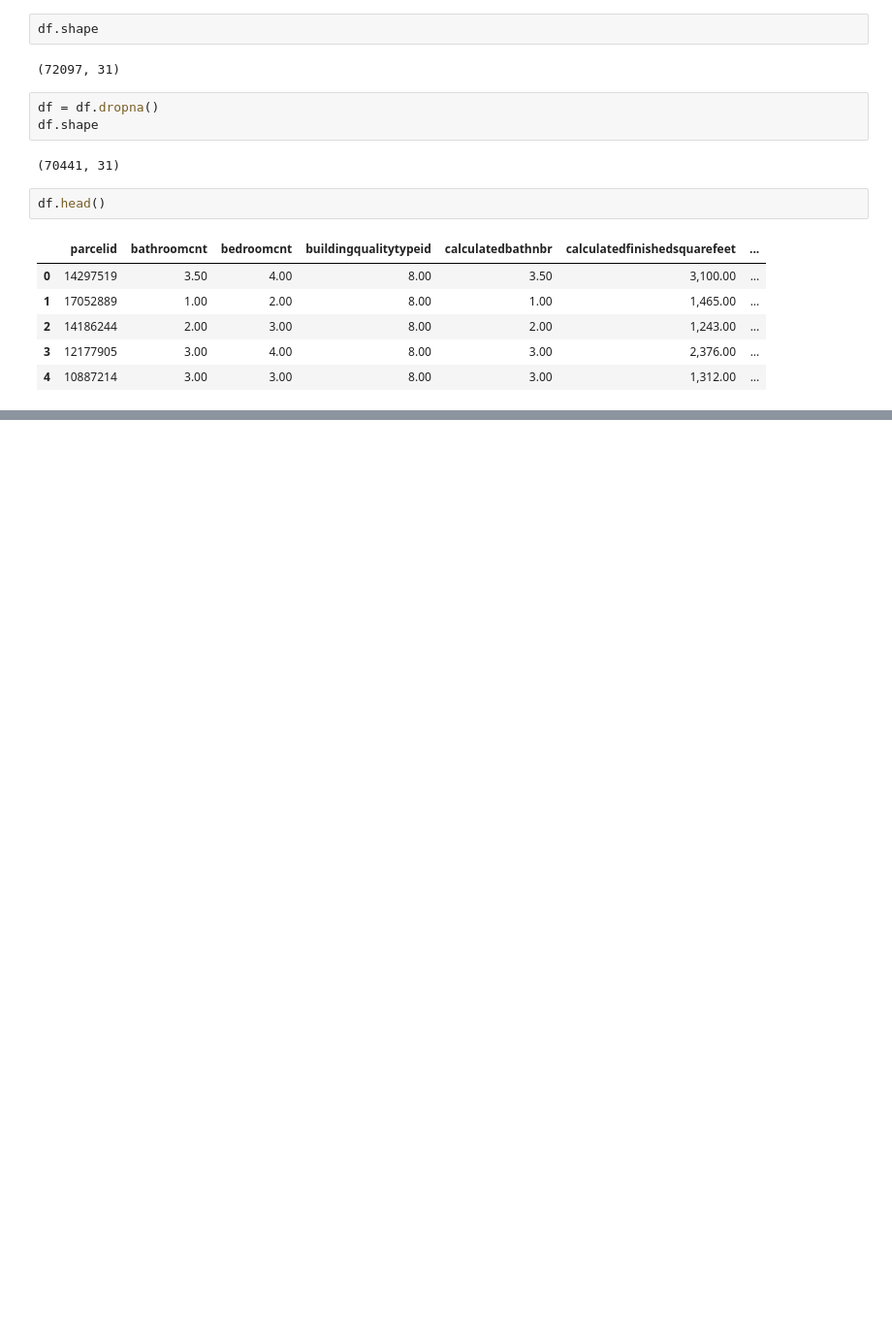
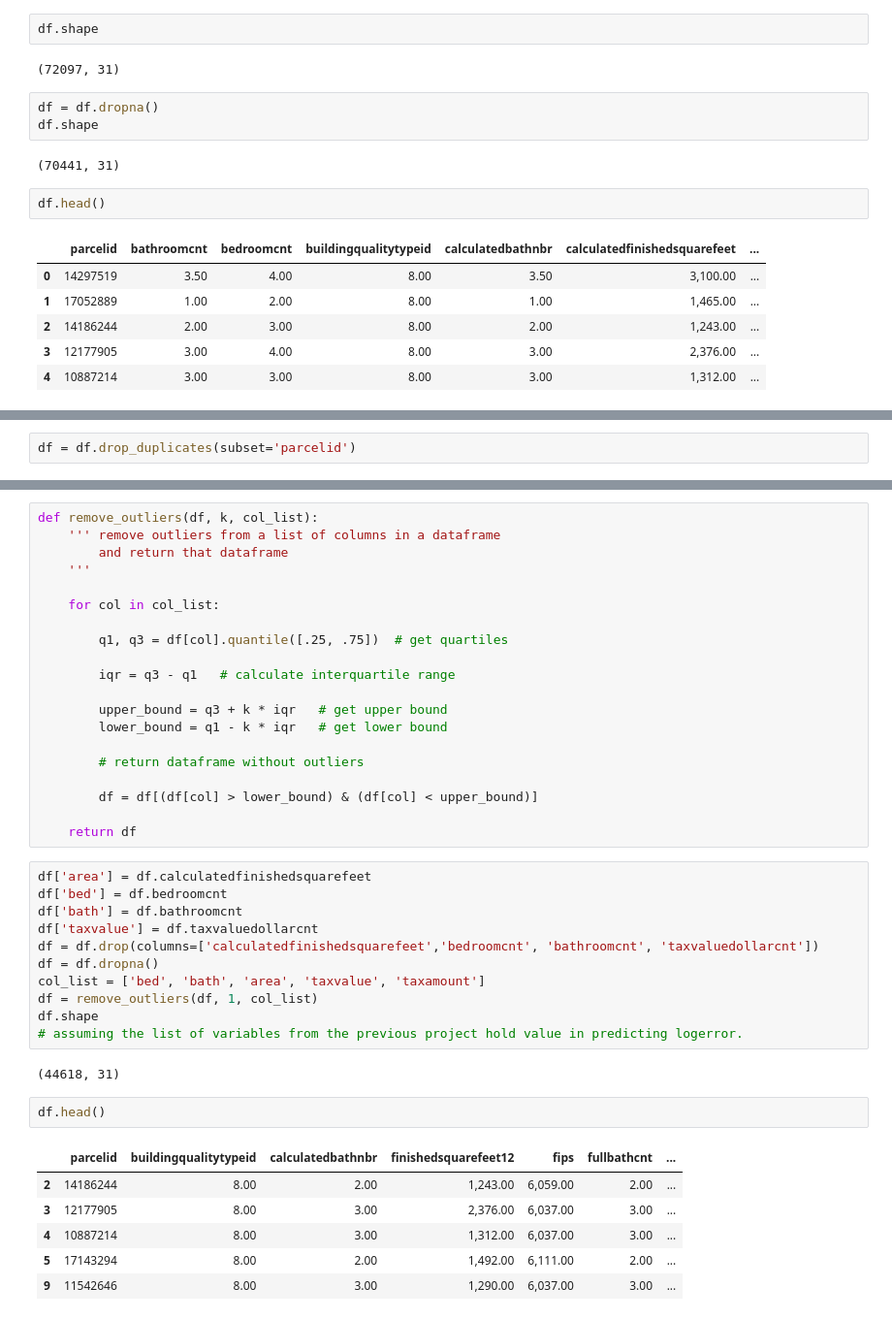
Before and after one commit to lopezelihezer/Clustering_Project, a Jupyter notebook: scratch.ipynb, the cells around one changed output, grey strips where cells are left out. Shown at 97% size. Cells and saved outputs as stored; diff of their text form; blank space fills up the shorter version.

```diff
--- a/scratch.ipynb
+++ b/scratch.ipynb
@@ -272,0 +291,2 @@ Name: logerror, Length: 69957, dtype: int64
+# %%
+df = df.drop_duplicates(subset='parcelid')
@@ -272,0 +306,42 @@ Name: logerror, Length: 69957, dtype: int64
+# %%
+def remove_outliers(df, k, col_list):
+    ''' remove outliers from a list of columns in a dataframe
+        and return that dataframe
+    '''
+
+    for col in col_list:
+
+        q1, q3 = df[col].quantile([.25, .75])  # get quartiles
+
+        iqr = q3 - q1   # calculate interquartile range
+
+        upper_bound = q3 + k * iqr   # get upper bound
+        lower_bound = q1 - k * iqr   # get lower bound
+
+        # return dataframe without outliers
+
+        df = df[(df[col] > lower_bound) & (df[col] < upper_bound)]
+
+    return df
+# %%
+df['area'] = df.calculatedfinishedsquarefeet
+df['bed'] = df.bedroomcnt
+df['bath'] = df.bathroomcnt
+df['taxvalue'] = df.taxvaluedollarcnt
+df = df.drop(columns=['calculatedfinishedsquarefeet','bedroomcnt', 'bathroomcnt', 'taxvaluedollarcnt'])
+df = df.dropna()
+col_list = ['bed', 'bath', 'area', 'taxvalue', 'taxamount']
+df = remove_outliers(df, 1, col_list)
+df.shape
+# assuming the list of variables from the previous project hold value in predicting logerror.
+# %% [output]
+(44618, 31)
+# %%
+df.head()
+# %% [output]
+|  | parcelid | buildingqualitytypeid | calculatedbathnbr | finishedsquarefeet12 | fips | fullbathcnt | ... |
+| 2 | 14186244 | 8.00 | 2.00 | 1,243.00 | 6,059.00 | 2.00 | ... |
+| 3 | 12177905 | 8.00 | 3.00 | 2,376.00 | 6,037.00 | 3.00 | ... |
+| 4 | 10887214 | 8.00 | 3.00 | 1,312.00 | 6,037.00 | 3.00 | ... |
+| 5 | 17143294 | 8.00 | 2.00 | 1,492.00 | 6,111.00 | 2.00 | ... |
+| 9 | 11542646 | 8.00 | 3.00 | 1,290.00 | 6,037.00 | 3.00 | ... |
```
Also changed, not shown: parts of 7 cells of this notebook.
